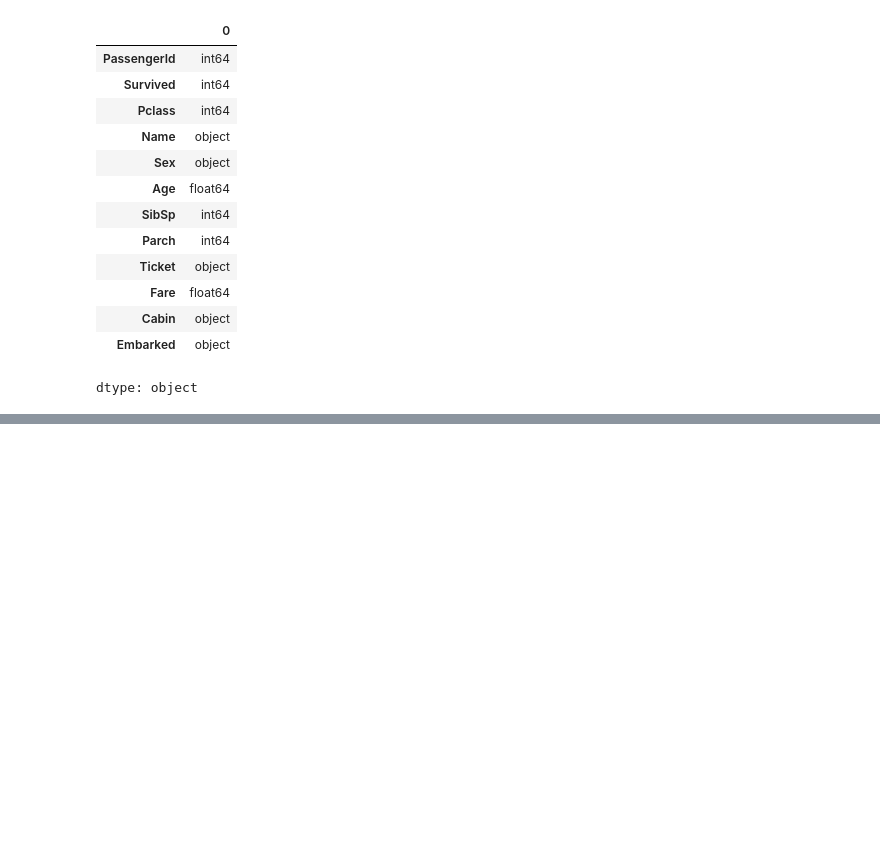
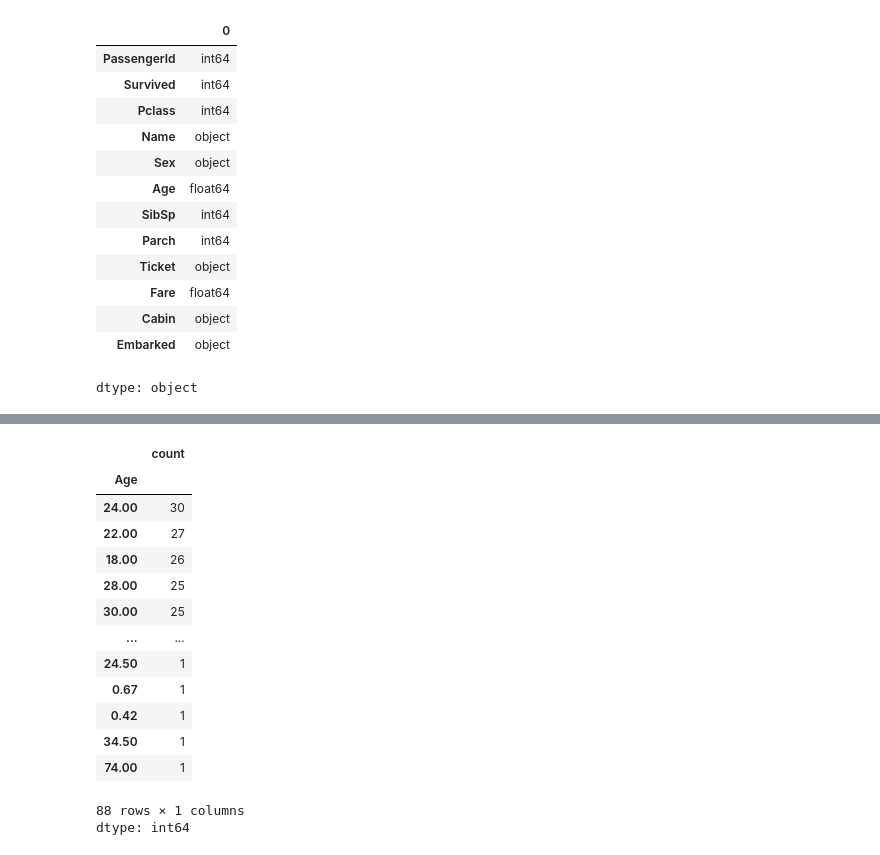
Before and after one commit to hosngholami/Learning, a Jupyter notebook: Pandas.ipynb, the cells around one changed output, grey strips where cells are left out. Saved outputs shown, nothing was run; the diff lists cells and outputs as text; code cells hidden in the pictures; blank space fills up the shorter version.

```diff
--- a/Pandas.ipynb
+++ b/Pandas.ipynb
@@ -73,0 +90,18 @@ dtype: object
+# %%
+data['Age'].value_counts()
+# %% [output]
+|  | count |
+| Age |  |
+| 24.00 | 30 |
+| 22.00 | 27 |
+| 18.00 | 26 |
+| 28.00 | 25 |
+| 30.00 | 25 |
+| ... | ... |
+| 24.50 | 1 |
+| 0.67 | 1 |
+| 0.42 | 1 |
+| 34.50 | 1 |
+| 74.00 | 1 |
+88 rows × 1 columns
+dtype: int64
```
Also changed, not shown: parts of 7 cells of this notebook.
